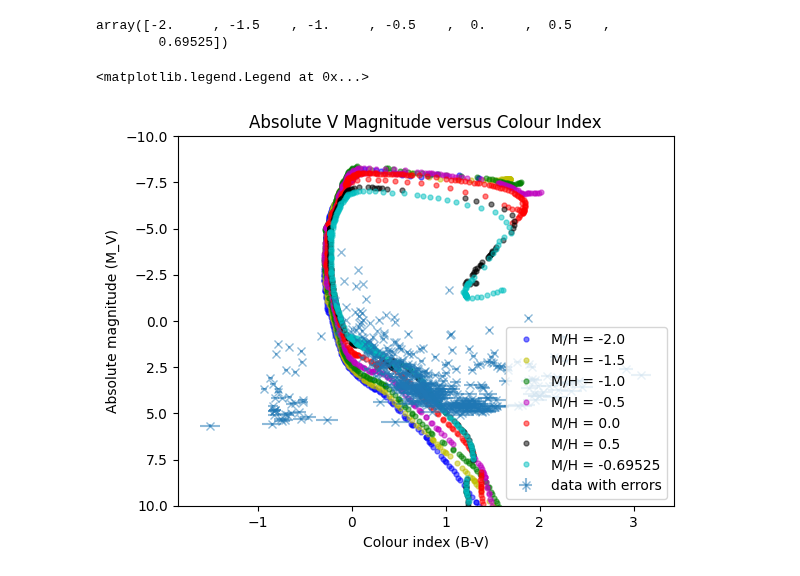
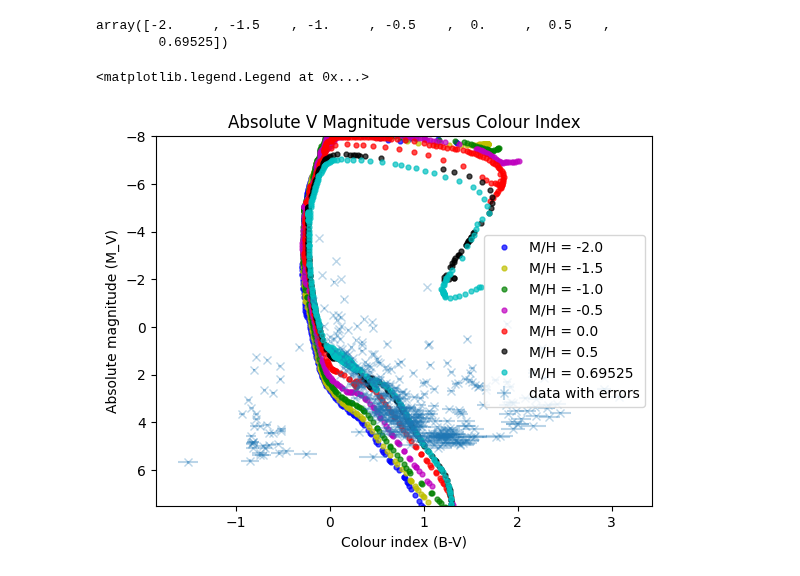
Before and after one commit to Clarke-Henshaw-Miles/extra, a Jupyter notebook: turtle_tree.ipynb, the cells around one changed output. Drawn from its saved outputs; the diff is of its cells as text; code cells hidden in the pictures.

```diff
--- a/turtle_tree.ipynb
+++ b/turtle_tree.ipynb
@@ -149,64 +149,64 @@ age7 = np.where(ubv_iso_metal == 0.69525)
 Bmags_age1 = ubv_iso_Bmag[age1]
 Vmags_age1 = ubv_iso_Vmag[age1]
 bv1= Bmags_age1 - Vmags_age1
-plt.plot(bv1,Vmags_age1,'o', color = 'b', markersize = 3.5, alpha=0.5,label='M/H = -2.0' )
+plt.plot(bv1,Vmags_age1,'o', color = 'b', markersize = 3.5, alpha=0.7,label='M/H = -2.0' )
 
 Bmags_age2 = ubv_iso_Bmag[age2]
 Vmags_age2 = ubv_iso_Vmag[age2]
 bv2= Bmags_age2 - Vmags_age2
-plt.plot(bv2,Vmags_age2,'yo',markersize = 3.5,alpha=0.5, label='M/H = -1.5' )
+plt.plot(bv2,Vmags_age2,'yo',markersize = 3.5,alpha=0.7, label='M/H = -1.5' )
 
 Bmags_age3 = ubv_iso_Bmag[age3]
 Vmags_age3 = ubv_iso_Vmag[age3]
 bv3= Bmags_age3 - Vmags_age3
-plt.plot(bv3,Vmags_age3,'go',markersize = 3.5,alpha=0.5, label='M/H = -1.0' )
+plt.plot(bv3,Vmags_age3,'go',markersize = 3.5,alpha=0.7, label='M/H = -1.0' )
 
 Bmags_age4 = ubv_iso_Bmag[age4]
 Vmags_age4 = ubv_iso_Vmag[age4]
 bv4= Bmags_age4 - Vmags_age4
-plt.plot(bv4,Vmags_age4,'o', color = 'm', markersize = 3.5, alpha=0.5,label='M/H = -0.5' )
+plt.plot(bv4,Vmags_age4,'o', color = 'm', markersize = 3.5, alpha=0.7,label='M/H = -0.5' )
 
 Bmags_age5 = ubv_iso_Bmag[age5]
 Vmags_age5 = ubv_iso_Vmag[age5]
 bv5= Bmags_age5 - Vmags_age5
-plt.plot(bv5,Vmags_age5,'ro', markersize = 3.5,alpha=0.5, label='M/H = 0.0' )
+plt.plot(bv5,Vmags_age5,'ro', markersize = 3.5,alpha=0.7, label='M/H = 0.0' )
 
 Bmags_age6 = ubv_iso_Bmag[age6]
 Vmags_age6 = ubv_iso_Vmag[age6]
 bv6= Bmags_age6 - Vmags_age6
-plt.plot(bv6,Vmags_age6,'ko', markersize = 3.5, alpha=0.5,label='M/H = 0.5' )
+plt.plot(bv6,Vmags_age6,'ko', markersize = 3.5, alpha=0.7,label='M/H = 0.5' )
 
 Bmags_age7 = ubv_iso_Bmag[age7]
 Vmags_age7 = ubv_iso_Vmag[age7]
 bv7= Bmags_age7 - Vmags_age7
-plt.plot(bv7,Vmags_age7,'o', color = 'c', markersize = 3.5, alpha=0.5,label='M/H = -0.69525' )
+plt.plot(bv7,Vmags_age7,'o', color = 'c', markersize = 3.5, alpha=0.7,label='M/H = 0.69525' )
 
 '''
 Bmags_age8 = ubv_iso_Bmag[age8]
 Vmags_age8 = ubv_iso_Vmag[age8]
 bv8= Bmags_age8 - Vmags_age8
 plt.plot(bv8,Vmags_age8,'o', color = 'b', markersize = 3.5, label='M/H = 0.1' )
 
 Bmags_age9 = ubv_iso_Bmag[age9]
 Vmags_age9 = ubv_iso_Vmag[age9]
 bv9= Bmags_age9 - Vmags_age9
 plt.plot(bv9,Vmags_age9,'o', color = 'b', markersize = 3.5, label='M/H = 0.4' )
 
 Bmags_age10 = ubv_iso_Bmag[age10]
 Vmags_age10 = ubv_iso_Vmag[age10]
 bv10= Bmags_age10 - Vmags_age10
 plt.plot(bv10,Vmags_age10,'o', color = 'b', markersize = 3.5, label='M/H = 0.69525' )
 '''
 
 
-plt.errorbar(BV, Vabs, xerr=BVerr, yerr=magVerr, fmt='x', alpha=0.5, label='data with errors')
+plt.errorbar(BV, Vabs, xerr=BVerr, yerr=magVerr, fmt='x', alpha=0.3, label='data with errors')
 plt.gca().invert_yaxis()
 #plt.xlim(-2,4)
-plt.ylim(10, -10)
+plt.ylim(7.5, -8)
 plt.title("Absolute V Magnitude versus Colour Index")
 plt.xlabel("Colour index (B-V)")
 plt.ylabel("Absolute magnitude (M_V)")
 plt.legend()
 # %% [output]
 <matplotlib.legend.Legend at 0x...>
-[figure, old version]
+[figure, new version]
```
